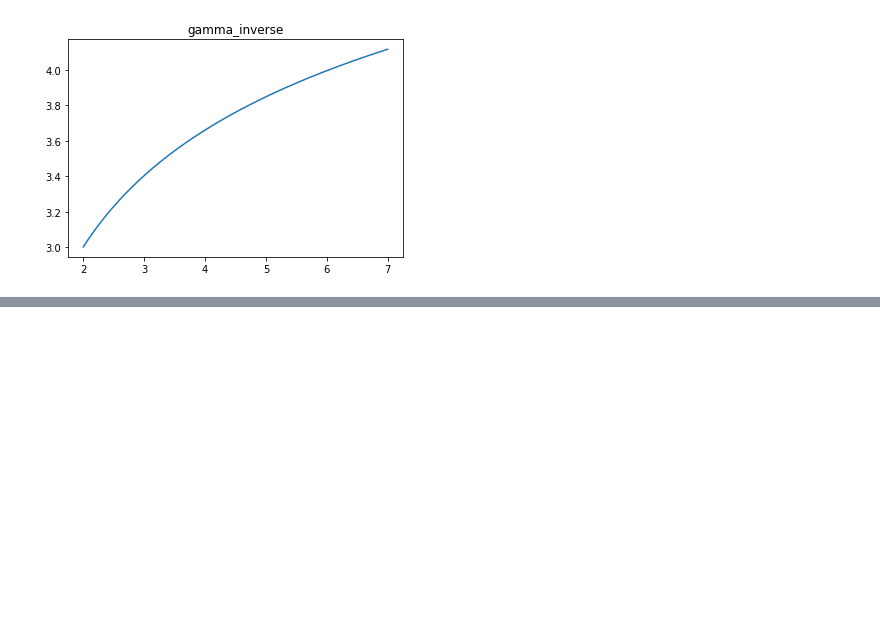
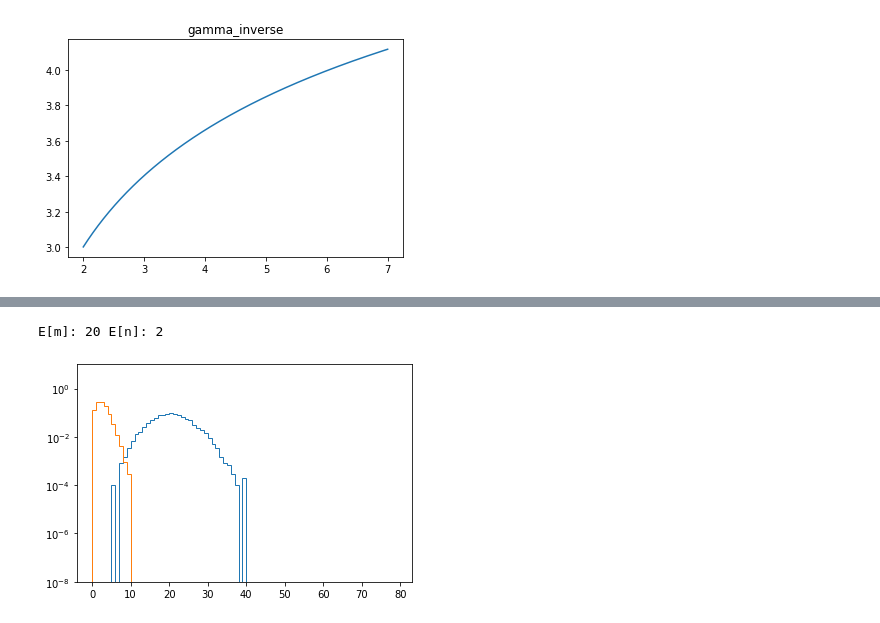
Before and after one commit to vladov3000/learncls, a Jupyter notebook: s5.1-counting-expirement.ipynb, the cells around one changed output, grey strips where cells are left out. Cells and saved outputs as stored; diff of their text form; code cells hidden in the pictures; blank space fills up the shorter version.

```diff
--- a/s5.1-counting-expirement.ipynb
+++ b/s5.1-counting-expirement.ipynb
@@ -136,0 +151,28 @@ plot_func(pdfmu0, logscale=True, x=np.linspace(0, 40, 40_000),
+# %%
+b = 2
+tau = 10
+mu = 0
+s = 10
+GEN_NUM = 100_000
+# %%
+# Calculate (q, f(q_0|0)) for b = 2, 5, 20
+E_m = tau * b
+E_n = mu * s + b
+print(f"E[m]: {E_m} E[n]: {E_n}")
+
+# monte carlo generation *should* happen internally https://people.maths.ox.ac.uk/gilesm/talks/poisson_2013.pdf
+# buts it's more likely scipy uses an estimate rather than the actual inverse CDF (which is slow to compute)
+ms = [poisson.ppf(random.uniform(0,1), E_m) for i in range(0, GEN_NUM)]
+ns = [poisson.ppf(random.uniform(0,1), E_n) for i in range(0, GEN_NUM)]
+# %% [output]
+E[m]: 20 E[n]: 2
+# %%
+# Check n, m look ok
+axes = plt.gca()
+axes.set_yscale('log')
+axes.set_ylim([10 ** -8, 10])
+plt.hist(ms, bins=range(80), histtype='step', density=True)
+plt.hist(ns, bins=range(80), histtype='step', density=True)
+plt.show()
+# %% [output]
+[figure, added]
```
Also changed, not shown: parts of 17 cells of this notebook.
